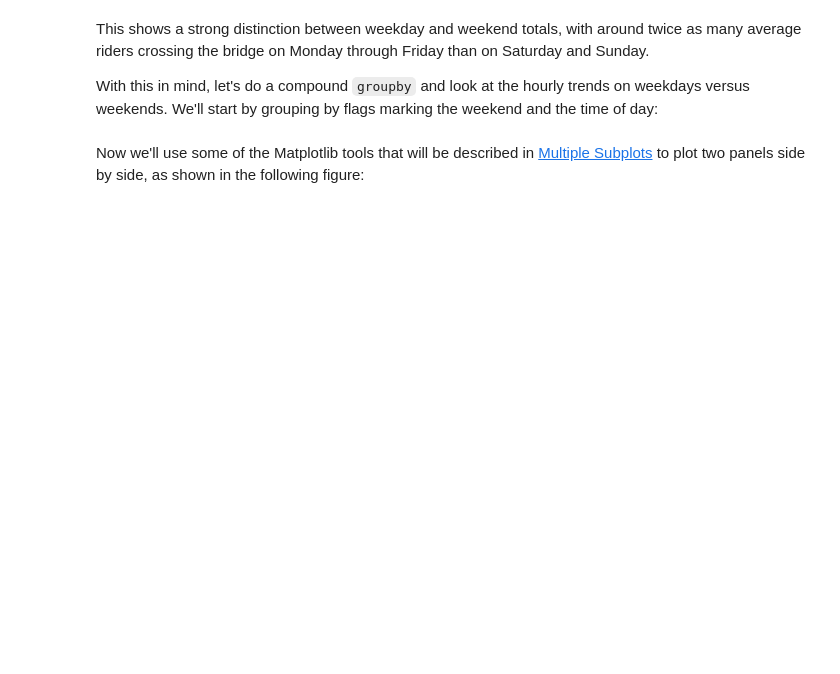
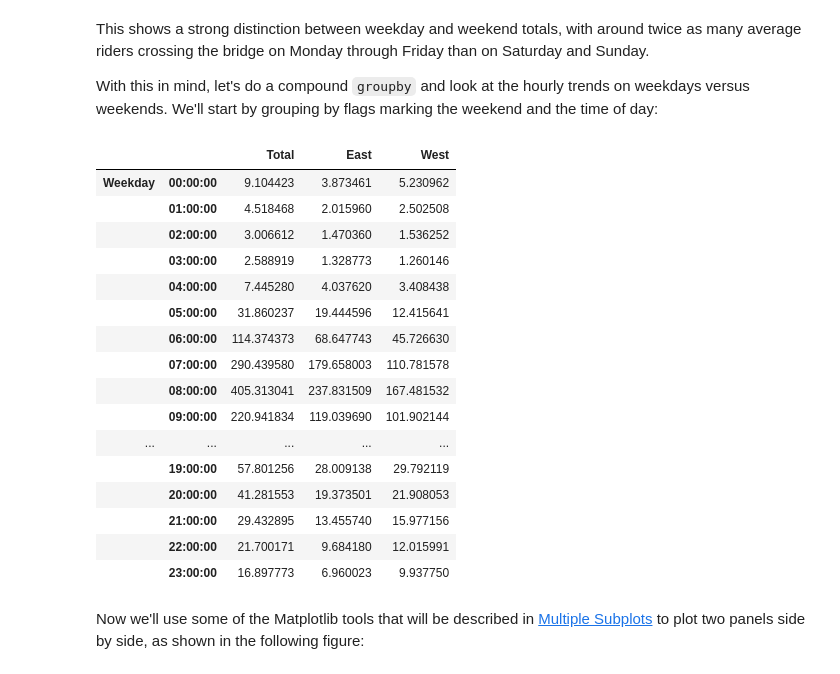
Before and after one commit to StasyChernyshov/Python-Data-Science-HandBook, a Jupyter notebook: 03_11_Working_with_Time_Series.ipynb, the cells around one changed output. Drawn from its saved outputs; the diff is of its cells as text; code cells hidden in the pictures; blank space fills up the shorter version.

Commit message:
Time Series

```diff
--- a/03_11_Working_with_Time_Series.ipynb
+++ b/03_11_Working_with_Time_Series.ipynb
@@ -577,6 +601,25 @@ We'll start by grouping by flags marking the weekend and the time of day:
 # %%
 weekend = np.where(data.index.weekday < 5, 'Weekday', 'Weekend')
 by_time = data.groupby([weekend, data.index.time]).mean()
+by_time
+# %% [output]
+|  |  | Total | East | West |
+| Weekday | 00:00:00 | 9.104423 | 3.873461 | 5.230962 |
+|  | 01:00:00 | 4.518468 | 2.015960 | 2.502508 |
+|  | 02:00:00 | 3.006612 | 1.470360 | 1.536252 |
+|  | 03:00:00 | 2.588919 | 1.328773 | 1.260146 |
+|  | 04:00:00 | 7.445280 | 4.037620 | 3.408438 |
+|  | 05:00:00 | 31.860237 | 19.444596 | 12.415641 |
+|  | 06:00:00 | 114.374373 | 68.647743 | 45.726630 |
+|  | 07:00:00 | 290.439580 | 179.658003 | 110.781578 |
+|  | 08:00:00 | 405.313041 | 237.831509 | 167.481532 |
+|  | 09:00:00 | 220.941834 | 119.039690 | 101.902144 |
+| ... | ... | ... | ... | ... |
+|  | 19:00:00 | 57.801256 | 28.009138 | 29.792119 |
+|  | 20:00:00 | 41.281553 | 19.373501 | 21.908053 |
+|  | 21:00:00 | 29.432895 | 13.455740 | 15.977156 |
+|  | 22:00:00 | 21.700171 | 9.684180 | 12.015991 |
+|  | 23:00:00 | 16.897773 | 6.960023 | 9.937750 |
 # %% [markdown]
 Now we'll use some of the Matplotlib tools that will be described in [Multiple Subplots](04.08-Multiple-Subplots.ipynb) to plot two panels side by side, as shown in the following figure:
 # %%
```
Also changed, not shown: parts of 11 cells of this notebook, 2 other files.
